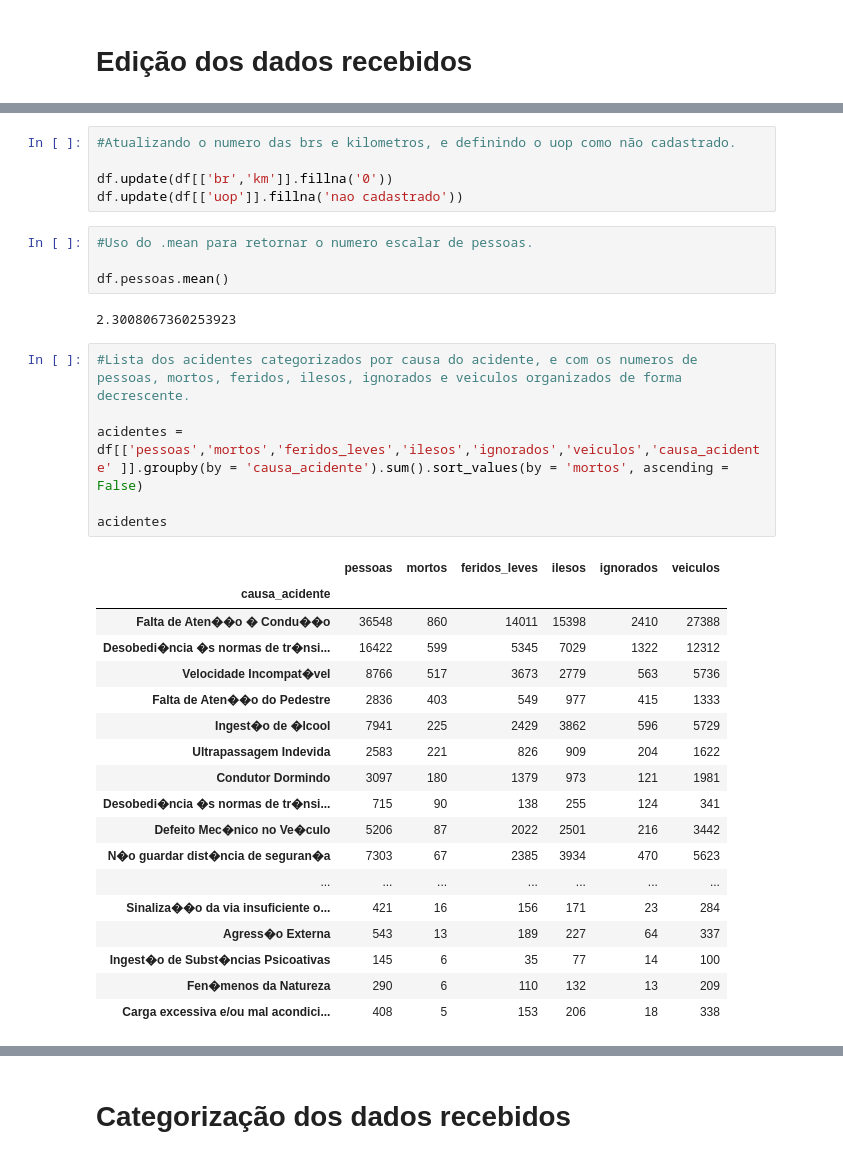
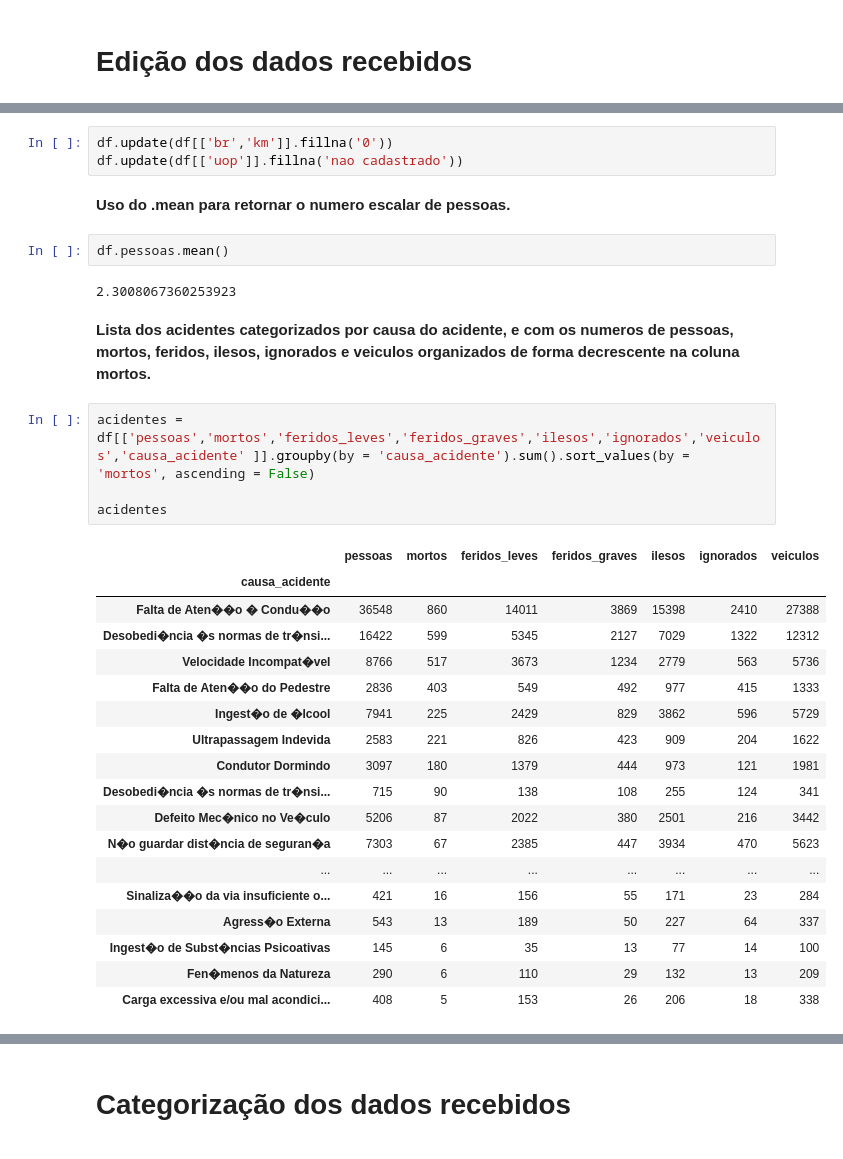
Before and after one commit to italoalvees/Projeto-ICD, a Jupyter notebook: Projeto 1.ipynb, the cells around one changed output, grey strips where cells are left out. Drawn from its saved outputs; the diff is of its cells as text.

```diff
--- a/Projeto 1.ipynb
+++ b/Projeto 1.ipynb
@@ -88,36 +93,34 @@ dtype: int64
 # %%
-#Atualizando o numero das brs e kilometros, e definindo o uop como não cadastrado.
-
 df.update(df[['br','km']].fillna('0'))
 df.update(df[['uop']].fillna('nao cadastrado'))
-# %%
-#Uso do .mean para retornar o numero escalar de pessoas.
-
-df.pessoas.mean()
-# %% [output]
-2.3008067360253923
+# %% [markdown]
+**Uso do .mean para retornar o numero escalar de pessoas.**
+# %%
+df.pessoas.mean()
+# %% [output]
+2.3008067360253923
+# %% [markdown]
+**Lista dos acidentes categorizados por causa do acidente, e com os numeros de pessoas, mortos, feridos, ilesos, ignorados e veiculos organizados de forma decrescente na coluna mortos.**
 # %%
-#Lista dos acidentes categorizados por causa do acidente, e com os numeros de pessoas, mortos, feridos, ilesos, ignorados e veiculos organizados de forma decrescente.
-
-acidentes = df[['pessoas','mortos','feridos_leves','ilesos','ignorados','veiculos','causa_acidente' ]].groupby(by = 'causa_acidente').sum().sort_values(by = 'mortos', ascending = False)
+acidentes = df[['pessoas','mortos','feridos_leves','feridos_graves','ilesos','ignorados','veiculos','causa_acidente' ]].groupby(by = 'causa_acidente').sum().sort_values(by = 'mortos', ascending = False)
 
 acidentes
 # %% [output]
-|  | pessoas | mortos | feridos_leves | ilesos | ignorados | veiculos |
-| causa_acidente |  |  |  |  |  |  |
-| Falta de Aten��o � Condu��o | 36548 | 860 | 14011 | 15398 | 2410 | 27388 |
-| Desobedi�ncia �s normas de tr�nsi... | 16422 | 599 | 5345 | 7029 | 1322 | 12312 |
-| Velocidade Incompat�vel | 8766 | 517 | 3673 | 2779 | 563 | 5736 |
-| Falta de Aten��o do Pedestre | 2836 | 403 | 549 | 977 | 415 | 1333 |
-| Ingest�o de �lcool | 7941 | 225 | 2429 | 3862 | 596 | 5729 |
-| Ultrapassagem Indevida | 2583 | 221 | 826 | 909 | 204 | 1622 |
-| Condutor Dormindo | 3097 | 180 | 1379 | 973 | 121 | 1981 |
-| Desobedi�ncia �s normas de tr�nsi... | 715 | 90 | 138 | 255 | 124 | 341 |
-| Defeito Mec�nico no Ve�culo | 5206 | 87 | 2022 | 2501 | 216 | 3442 |
-| N�o guardar dist�ncia de seguran�a | 7303 | 67 | 2385 | 3934 | 470 | 5623 |
-| ... | ... | ... | ... | ... | ... | ... |
-| Sinaliza��o da via insuficiente o... | 421 | 16 | 156 | 171 | 23 | 284 |
-| Agress�o Externa | 543 | 13 | 189 | 227 | 64 | 337 |
-| Ingest�o de Subst�ncias Psicoativas | 145 | 6 | 35 | 77 | 14 | 100 |
-| Fen�menos da Natureza | 290 | 6 | 110 | 132 | 13 | 209 |
-| Carga excessiva e/ou mal acondici... | 408 | 5 | 153 | 206 | 18 | 338 |
+|  | pessoas | mortos | feridos_leves | feridos_graves | ilesos | ignorados | veiculos |
+| causa_acidente |  |  |  |  |  |  |  |
+| Falta de Aten��o � Condu��o | 36548 | 860 | 14011 | 3869 | 15398 | 2410 | 27388 |
+| Desobedi�ncia �s normas de tr�nsi... | 16422 | 599 | 5345 | 2127 | 7029 | 1322 | 12312 |
+| Velocidade Incompat�vel | 8766 | 517 | 3673 | 1234 | 2779 | 563 | 5736 |
+| Falta de Aten��o do Pedestre | 2836 | 403 | 549 | 492 | 977 | 415 | 1333 |
+| Ingest�o de �lcool | 7941 | 225 | 2429 | 829 | 3862 | 596 | 5729 |
+| Ultrapassagem Indevida | 2583 | 221 | 826 | 423 | 909 | 204 | 1622 |
+| Condutor Dormindo | 3097 | 180 | 1379 | 444 | 973 | 121 | 1981 |
+| Desobedi�ncia �s normas de tr�nsi... | 715 | 90 | 138 | 108 | 255 | 124 | 341 |
+| Defeito Mec�nico no Ve�culo | 5206 | 87 | 2022 | 380 | 2501 | 216 | 3442 |
+| N�o guardar dist�ncia de seguran�a | 7303 | 67 | 2385 | 447 | 3934 | 470 | 5623 |
+| ... | ... | ... | ... | ... | ... | ... | ... |
+| Sinaliza��o da via insuficiente o... | 421 | 16 | 156 | 55 | 171 | 23 | 284 |
+| Agress�o Externa | 543 | 13 | 189 | 50 | 227 | 64 | 337 |
+| Ingest�o de Subst�ncias Psicoativas | 145 | 6 | 35 | 13 | 77 | 14 | 100 |
+| Fen�menos da Natureza | 290 | 6 | 110 | 29 | 132 | 13 | 209 |
+| Carga excessiva e/ou mal acondici... | 408 | 5 | 153 | 26 | 206 | 18 | 338 |
```
Also changed, not shown: parts of 73 cells of this notebook.
